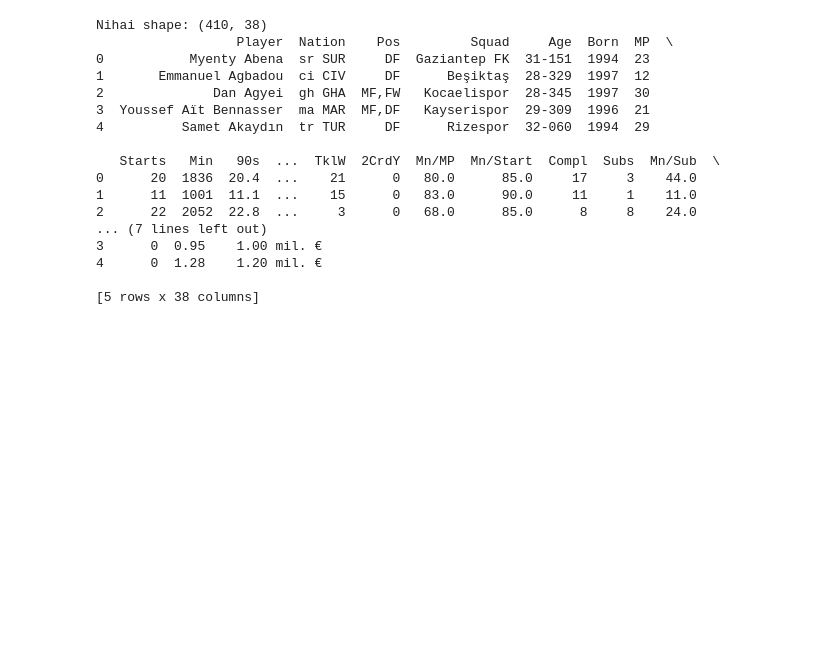
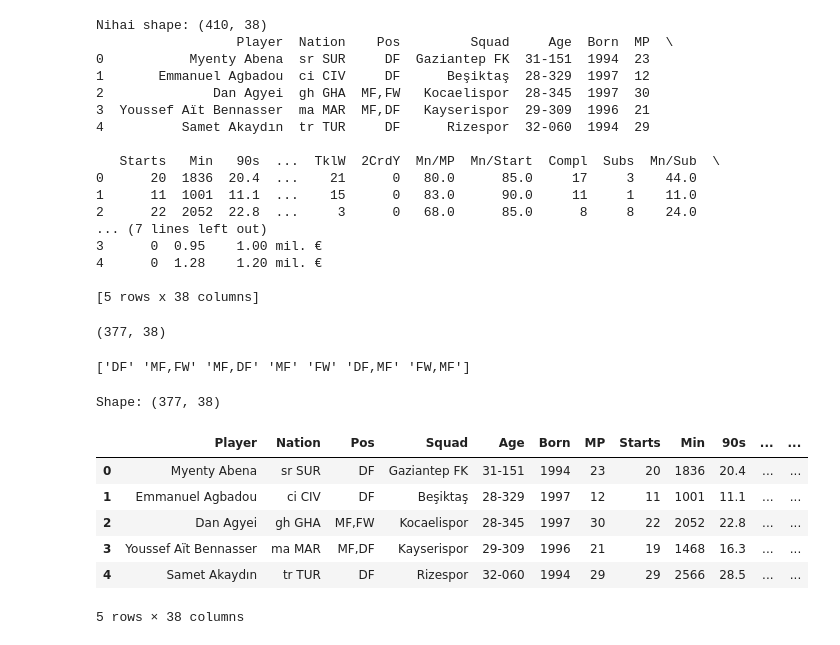
Before and after one commit to emirhates/transfer-deger-tahmini, a Jupyter notebook: transfer-deger-tahmini.ipynb, the cells around one changed output. Drawn from its saved outputs; the diff is of its cells as text; code cells hidden in the pictures; blank space fills up the shorter version.

Commit message:
veri temizleme tamamlandi: 377 oyuncu, 38 sutun, kaleciler atildi

```diff
--- a/transfer-deger-tahmini.ipynb
+++ b/transfer-deger-tahmini.ipynb
@@ -449,3 +449,27 @@ Nihai shape: (410, 38)
 4      0  1.28    1.20 mil. €
 
 [5 rows x 38 columns]
+# %%
+nihai = nihai[nihai["Pos"] != "GK"]
+print(nihai.shape)
+# %% [output]
+(377, 38)
+# %%
+print(nihai["Pos"].unique())
+# %% [output]
+['DF' 'MF,FW' 'MF,DF' 'MF' 'FW' 'DF,MF' 'FW,MF']
+# %%
+nihai.to_csv("temiz_veri.csv", index=False, encoding="utf-8")
+print("Shape:", nihai.shape)
+# %% [output]
+Shape: (377, 38)
+# %%
+nihai.head()
+# %% [output]
+|  | Player | Nation | Pos | Squad | Age | Born | MP | Starts | Min | 90s | ... | ... |
+| 0 | Myenty Abena | sr SUR | DF | Gaziantep FK | 31-151 | 1994 | 23 | 20 | 1836 | 20.4 | ... | ... |
+| 1 | Emmanuel Agbadou | ci CIV | DF | Beşiktaş | 28-329 | 1997 | 12 | 11 | 1001 | 11.1 | ... | ... |
+| 2 | Dan Agyei | gh GHA | MF,FW | Kocaelispor | 28-345 | 1997 | 30 | 22 | 2052 | 22.8 | ... | ... |
+| 3 | Youssef Aït Bennasser | ma MAR | MF,DF | Kayserispor | 29-309 | 1996 | 21 | 19 | 1468 | 16.3 | ... | ... |
+| 4 | Samet Akaydın | tr TUR | DF | Rizespor | 32-060 | 1994 | 29 | 29 | 2566 | 28.5 | ... | ... |
+5 rows × 38 columns
```
Also changed, not shown: 1 other file.
